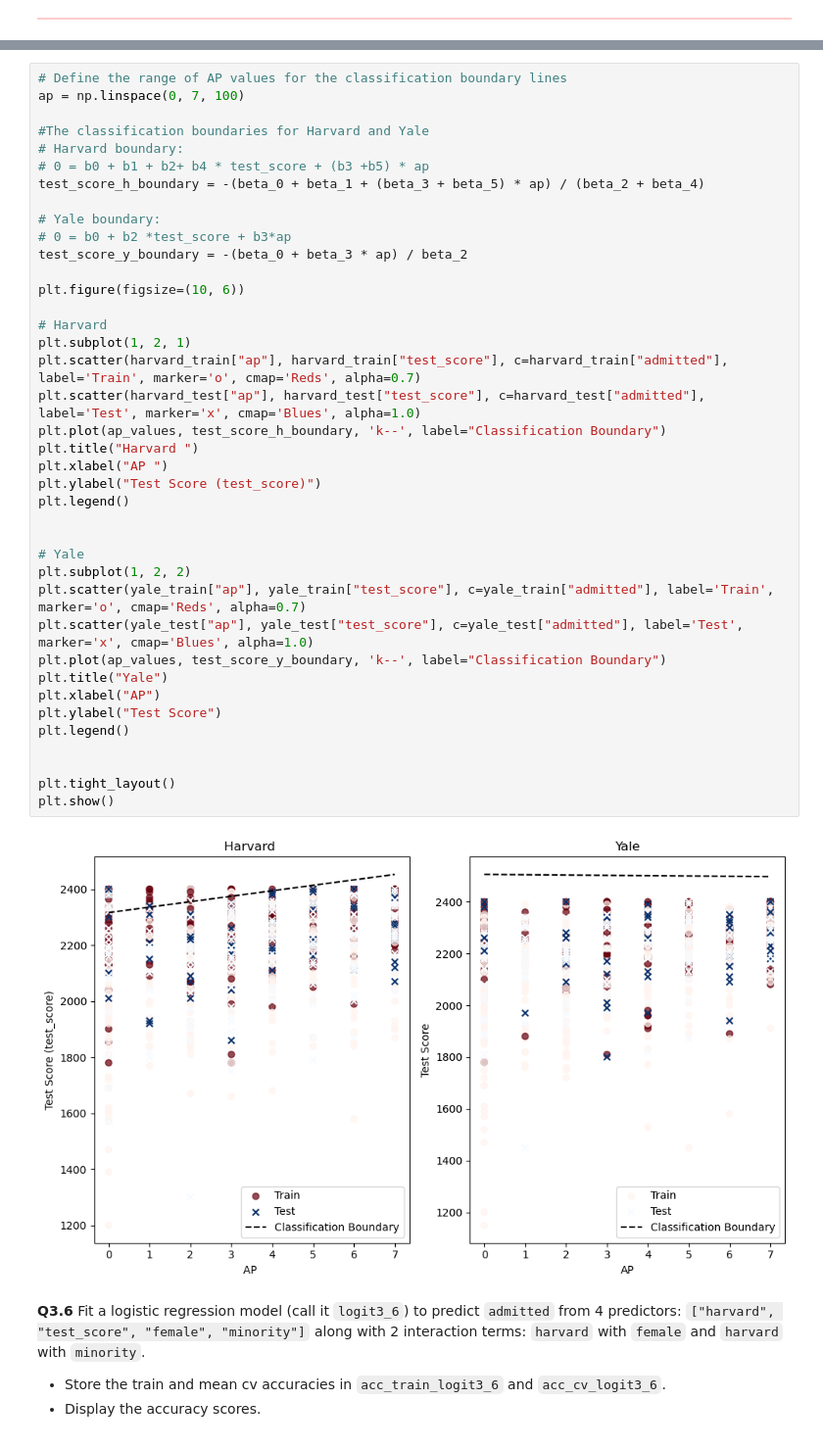
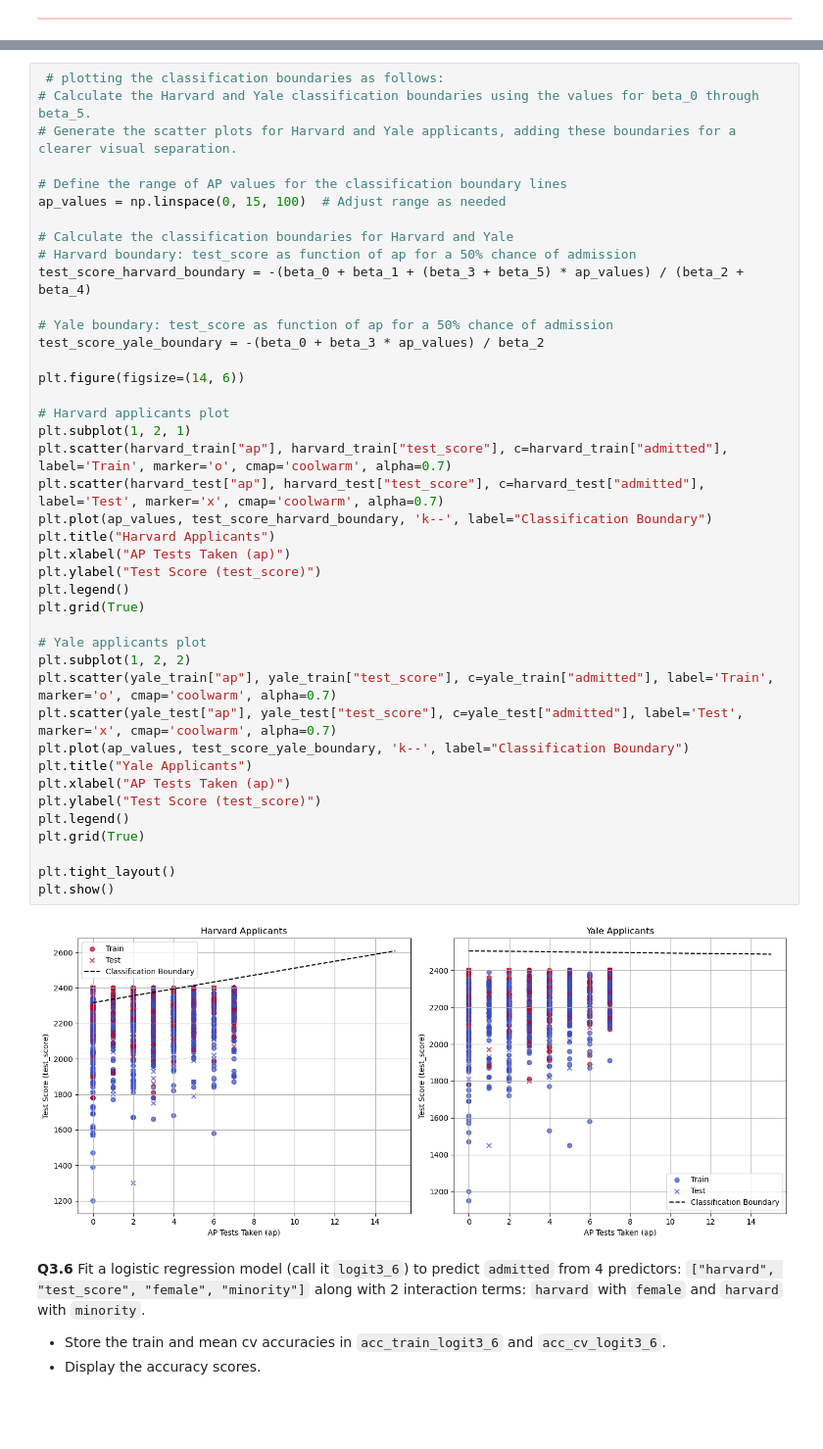
Before and after one commit to WayneKaiYeh/CSCI-E-109A-Intro-of-DS-HW, a Jupyter notebook: cs1090a_hw4 _final.ipynb, the cells around one changed output, grey strips where cells are left out. Shown at 98% size. Cells and saved outputs as stored; diff of their text form; blank space fills up the shorter version.

```diff
--- a/cs1090a_hw4 _final.ipynb
+++ b/cs1090a_hw4 _final.ipynb
@@ -1175,46 +1088,48 @@ yale_test = college_test[college_test["harvard"] == 0]
 beta_0 = logit3_2.intercept_[0]
 beta_1, beta_2, beta_3, beta_4, beta_5 = logit3_2.coef_[0]
 # %%
+ # plotting the classification boundaries as follows:
+# Calculate the Harvard and Yale classification boundaries using the values for beta_0 through beta_5.
+# Generate the scatter plots for Harvard and Yale applicants, adding these boundaries for a clearer visual separation.
+
 # Define the range of AP values for the classification boundary lines
-ap = np.linspace(0, 7, 100)
+ap_values = np.linspace(0, 15, 100)  # Adjust range as needed
 
-#The classification boundaries for Harvard and Yale
-# Harvard boundary:
-# 0 = b0 + b1 + b2+ b4 * test_score + (b3 +b5) * ap
-test_score_h_boundary = -(beta_0 + beta_1 + (beta_3 + beta_5) * ap) / (beta_2 + beta_4)
+# Calculate the classification boundaries for Harvard and Yale
+# Harvard boundary: test_score as function of ap for a 50% chance of admission
+test_score_harvard_boundary = -(beta_0 + beta_1 + (beta_3 + beta_5) * ap_values) / (beta_2 + beta_4)
 
-# Yale boundary:
-# 0 = b0 + b2 *test_score + b3*ap
-test_score_y_boundary = -(beta_0 + beta_3 * ap) / beta_2
+# Yale boundary: test_score as function of ap for a 50% chance of admission
+test_score_yale_boundary = -(beta_0 + beta_3 * ap_values) / beta_2
 
-plt.figure(figsize=(10, 6))
+plt.figure(figsize=(14, 6))
 
-# Harvard
+# Harvard applicants plot
 plt.subplot(1, 2, 1)
-plt.scatter(harvard_train["ap"], harvard_train["test_score"], c=harvard_train["admitted"], label='Train', marker='o', cmap='Reds', alpha=0.7)
-plt.scatter(harvard_test["ap"], harvard_test["test_score"], c=harvard_test["admitted"], label='Test', marker='x', cmap='Blues', alpha=1.0)
-plt.plot(ap_values, test_score_h_boundary, 'k--', label="Classification Boundary")
-plt.title("Harvard ")
-plt.xlabel("AP ")
+plt.scatter(harvard_train["ap"], harvard_train["test_score"], c=harvard_train["admitted"], label='Train', marker='o', cmap='coolwarm', alpha=0.7)
+plt.scatter(harvard_test["ap"], harvard_test["test_score"], c=harvard_test["admitted"], label='Test', marker='x', cmap='coolwarm', alpha=0.7)
+plt.plot(ap_values, test_score_harvard_boundary, 'k--', label="Classification Boundary")
+plt.title("Harvard Applicants")
+plt.xlabel("AP Tests Taken (ap)")
 plt.ylabel("Test Score (test_score)")
 plt.legend()
+plt.grid(True)
 
-
-# Yale
+# Yale applicants plot
 plt.subplot(1, 2, 2)
-plt.scatter(yale_train["ap"], yale_train["test_score"], c=yale_train["admitted"], label='Train', marker='o', cmap='Reds', alpha=0.7)
-plt.scatter(yale_test["ap"], yale_test["test_score"], c=yale_test["admitted"], label='Test', marker='x', cmap='Blues', alpha=1.0)
-plt.plot(ap_values, test_score_y_boundary, 'k--', label="Classification Boundary")
-plt.title("Yale")
-plt.xlabel("AP")
-plt.ylabel("Test Score")
+plt.scatter(yale_train["ap"], yale_train["test_score"], c=yale_train["admitted"], label='Train', marker='o', cmap='coolwarm', alpha=0.7)
+plt.scatter(yale_test["ap"], yale_test["test_score"], c=yale_test["admitted"], label='Test', marker='x', cmap='coolwarm', alpha=0.7)
+plt.plot(ap_values, test_score_yale_boundary, 'k--', label="Classification Boundary")
+plt.title("Yale Applicants")
+plt.xlabel("AP Tests Taken (ap)")
+plt.ylabel("Test Score (test_score)")
 plt.legend()
-
+plt.grid(True)
 
 plt.tight_layout()
 plt.show()
 # %% [output]
-[figure, old version]
+[figure, new version]
 # %% [markdown]
 <!-- END QUESTION -->
 
```
Also changed, not shown: parts of 40 cells of this notebook.
